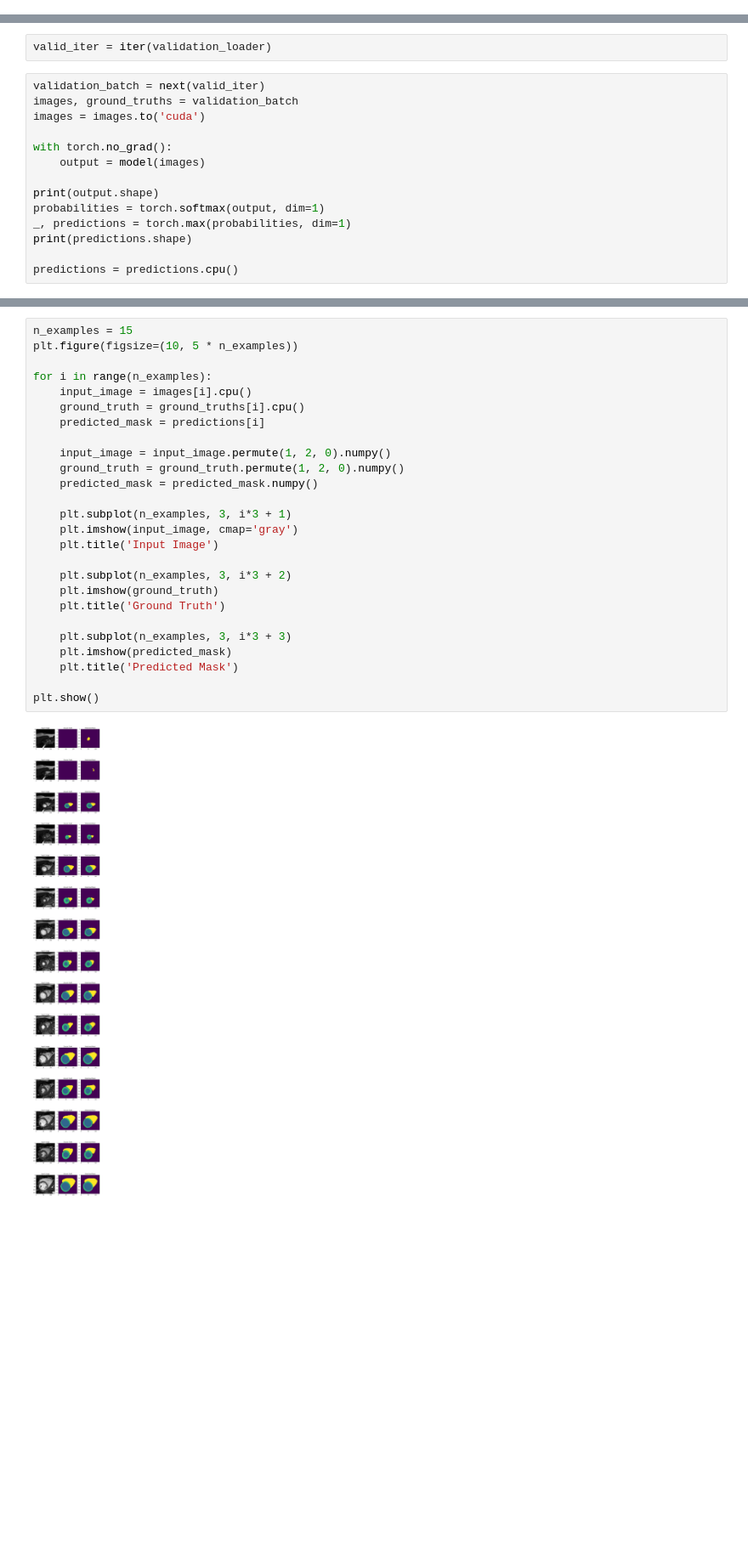
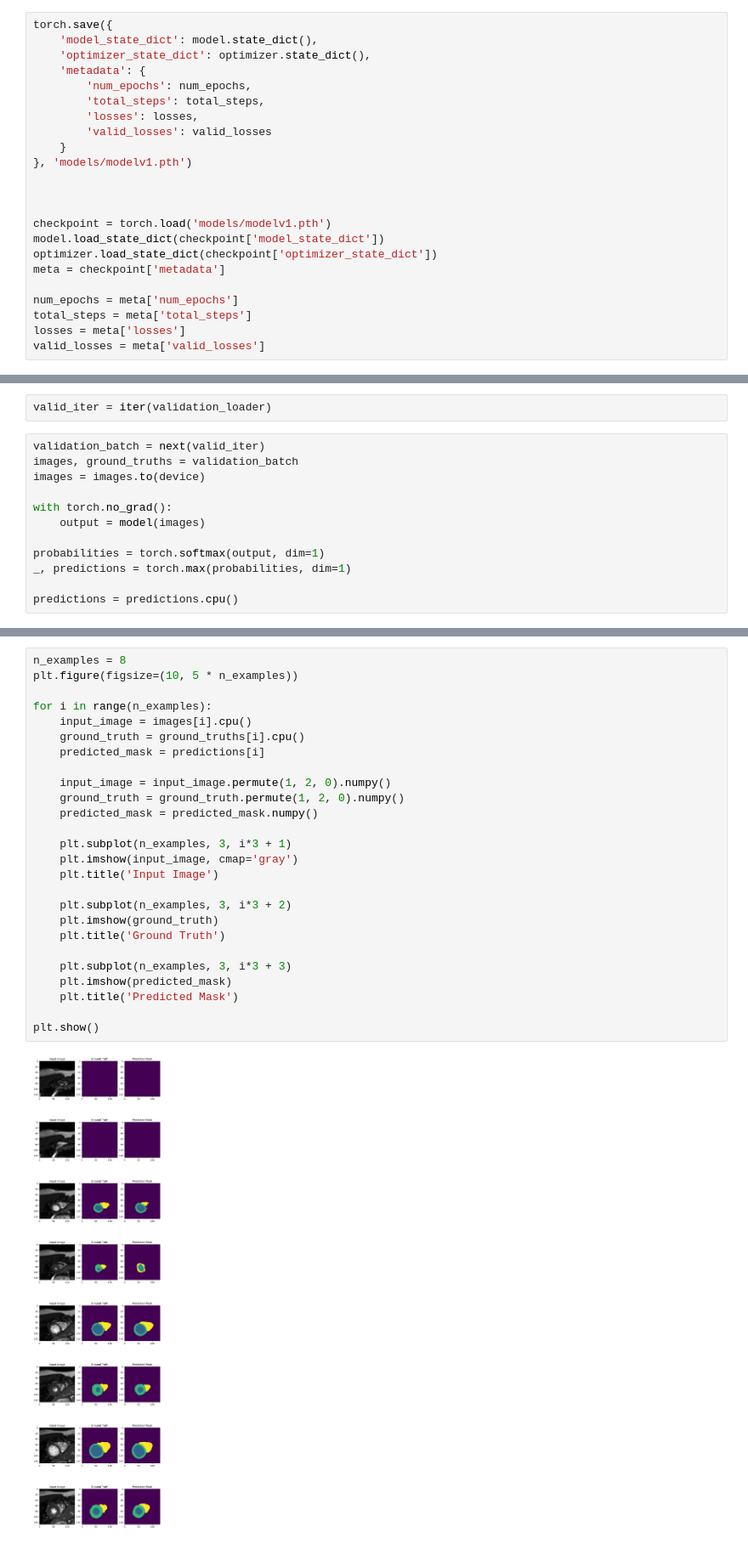
Before and after one commit to MAHDI-Imen/M-M, a Jupyter notebook: M_M.ipynb, the cells around one changed output, grey strips where cells are left out. Shown at 85% size. Cells and saved outputs as stored; diff of their text form; blank space fills up the shorter version.

```diff
--- a/M_M.ipynb
+++ b/M_M.ipynb
@@ -191 +204,24 @@ Epoch [111/200]], Loss: 0.0506
+# %%
+torch.save({
+    'model_state_dict': model.state_dict(),
+    'optimizer_state_dict': optimizer.state_dict(),
+    'metadata': {
+        'num_epochs': num_epochs,
+        'total_steps': total_steps,
+        'losses': losses,
+        'valid_losses': valid_losses
+    }
+}, 'models/modelv1.pth')
+
+
+
+checkpoint = torch.load('models/modelv1.pth')
+model.load_state_dict(checkpoint['model_state_dict'])
+optimizer.load_state_dict(checkpoint['optimizer_state_dict'])
+meta = checkpoint['metadata']
+
+num_epochs = meta['num_epochs']
+total_steps = meta['total_steps']
+losses = meta['losses']
+valid_losses = meta['valid_losses']
 # %%
@@ -202,14 +243,12 @@ valid_iter = iter(validation_loader)
 # %%
 validation_batch = next(valid_iter)
 images, ground_truths = validation_batch
-images = images.to('cuda')
+images = images.to(device)
 
 with torch.no_grad():
     output = model(images)
 
-print(output.shape)
 probabilities = torch.softmax(output, dim=1)
 _, predictions = torch.max(probabilities, dim=1)
-print(predictions.shape)
 
 predictions = predictions.cpu()
@@ -219,31 +255,31 @@ torch.Size([64, 128, 128])
 # %%
-n_examples = 15
+n_examples = 8
 plt.figure(figsize=(10, 5 * n_examples))
 
 for i in range(n_examples):
     input_image = images[i].cpu()
     ground_truth = ground_truths[i].cpu()
     predicted_mask = predictions[i]
 
     input_image = input_image.permute(1, 2, 0).numpy()
     ground_truth = ground_truth.permute(1, 2, 0).numpy()
     predicted_mask = predicted_mask.numpy()
 
     plt.subplot(n_examples, 3, i*3 + 1)
     plt.imshow(input_image, cmap='gray')
     plt.title('Input Image')
 
     plt.subplot(n_examples, 3, i*3 + 2)
     plt.imshow(ground_truth)
     plt.title('Ground Truth')
 
     plt.subplot(n_examples, 3, i*3 + 3)
     plt.imshow(predicted_mask)
     plt.title('Predicted Mask')
 
 plt.show()
 # %% [output]
-[figure, old version]
+[figure, new version]
 # %%
 validation_batch = next(valid_iter)
 images, ground_truths = validation_batch
```
Also changed, not shown: parts of 25 cells of this notebook, 3 other files.
